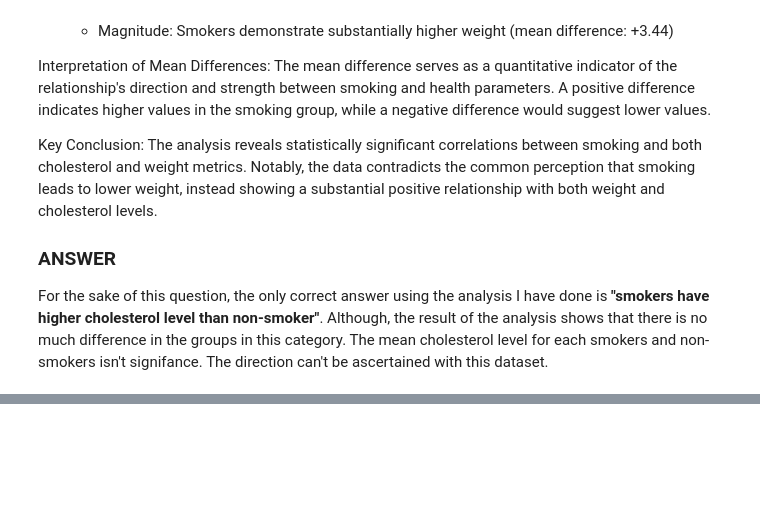
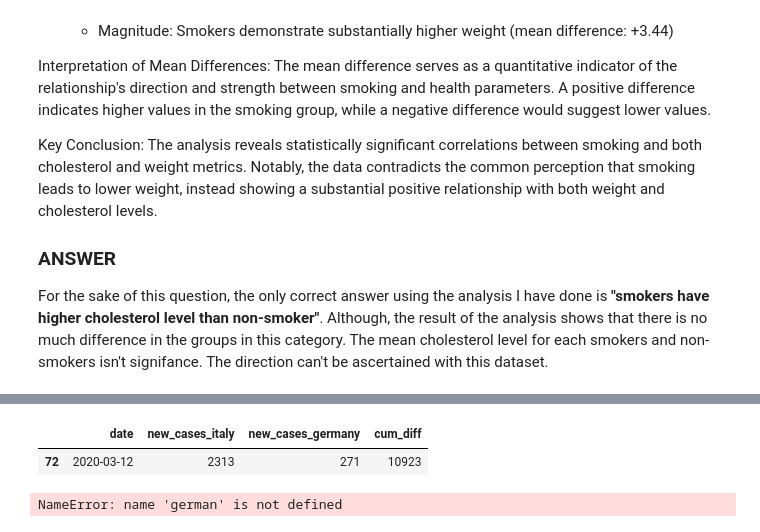
Before and after one commit to Echooed/cardio_cov, a Jupyter notebook: notebooks/cardio_cov_data_cleaning_new.ipynb, the cells around one changed output, grey strips where cells are left out. Saved outputs shown, nothing was run; the diff lists cells and outputs as text; code cells hidden in the pictures; blank space fills up the shorter version.

```diff
--- a/notebooks/cardio_cov_data_cleaning_new.ipynb
+++ b/notebooks/cardio_cov_data_cleaning_new.ipynb
@@ -987,0 +1013,11 @@ Although, the result of the analysis shows that there is no much difference in t
+# %%
+italy_german[italy_german['cum_diff'] > 10000].head(1)
+# %% [output]
+|  | date | new_cases_italy | new_cases_germany | cum_diff |
+| 72 | 2020-03-12 | 2313 | 271 | 10923 |
+# %%
+joined = pd.merge(german,italy, on='date')
+
+joined[abs(joined["cumsum-ger"]-joined["cumsum-ita"])>10000]["date"].min()
+# %% [output]
+NameError: name 'german' is not defined
```
Also changed, not shown: parts of 6 cells of this notebook.
